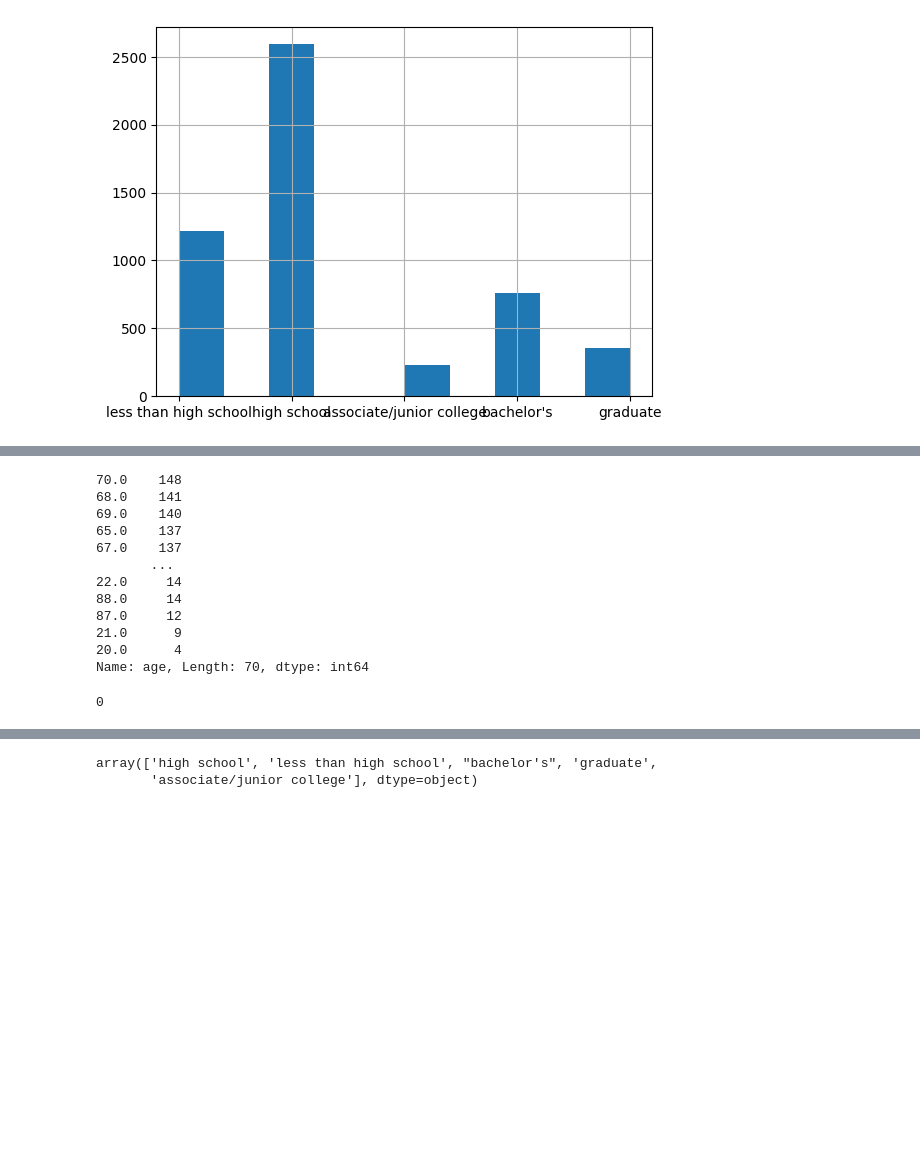
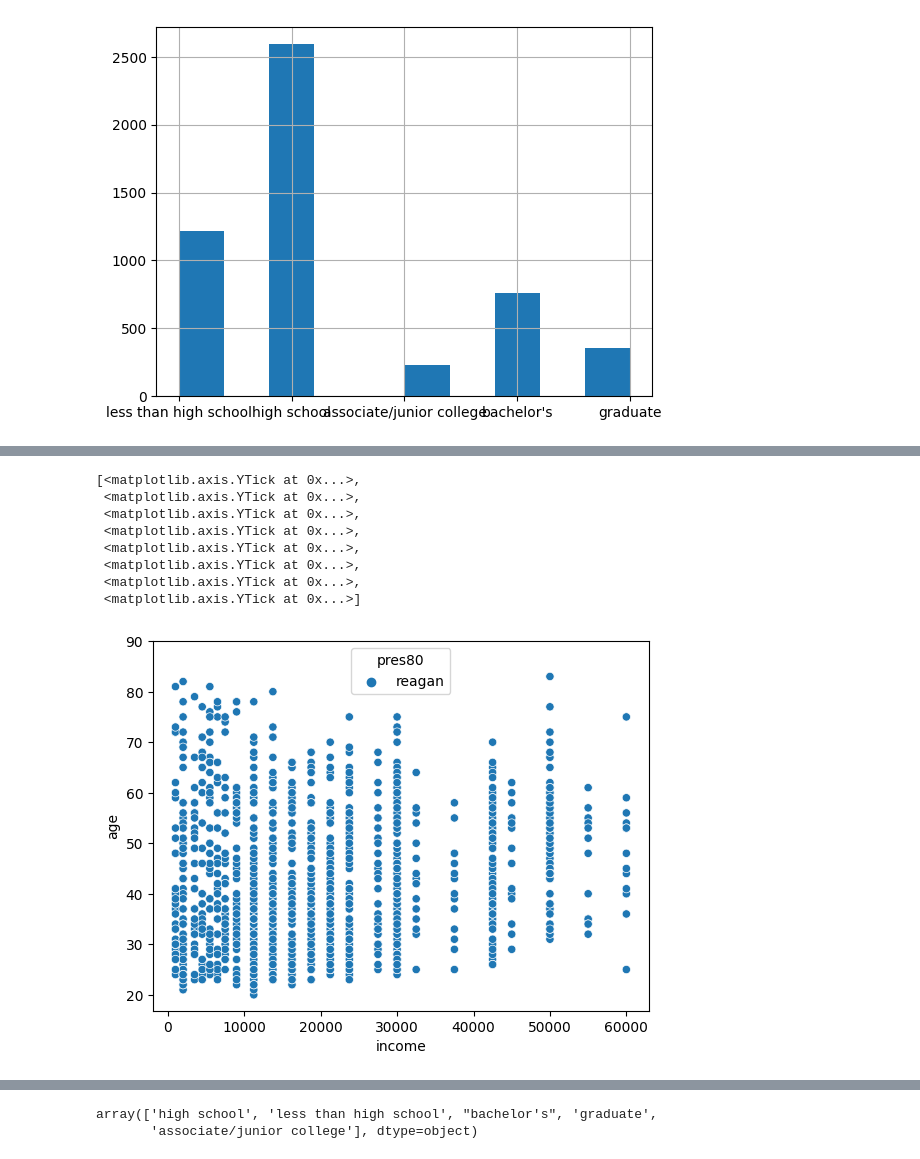
Before and after one commit to DS3001/group9, a Jupyter notebook: midterm_project.ipynb, the cells around one changed output, grey strips where cells are left out. Drawn from its saved outputs; the diff is of its cells as text; code cells hidden in the pictures; blank space fills up the shorter version.

```diff
--- a/midterm_project.ipynb
+++ b/midterm_project.ipynb
@@ -179,19 +202,14 @@ sns.scatterplot(gss_dat, x='income', y='degree', hue='pres80')
-# %%
-print(gss_dat['age'].value_counts())
-gss_dat['age'].isnull().sum()
-gss_dat = gss_dat.loc[~gss_dat['age'].isnull(), ] # keep rows where age is NOT null
-gss_dat['age'].isnull().sum()
-# %% [output]
-70.0    148
-68.0    141
-69.0    140
-65.0    137
-67.0    137
-       ...
-22.0     14
-88.0     14
-87.0     12
-21.0      9
-20.0      4
-Name: age, Length: 70, dtype: int64
-0
+# %%
+# Reagan scatter
+plot = sns.scatterplot(gss_dat.loc[gss_dat['pres80'] == 'reagan'], x='income', y='age', hue='pres80')
+plot.set_yticks([20, 30, 40, 50, 60, 70, 80, 90])
+# %% [output]
+[<matplotlib.axis.YTick at 0x...>,
+ <matplotlib.axis.YTick at 0x...>,
+ <matplotlib.axis.YTick at 0x...>,
+ <matplotlib.axis.YTick at 0x...>,
+ <matplotlib.axis.YTick at 0x...>,
+ <matplotlib.axis.YTick at 0x...>,
+ <matplotlib.axis.YTick at 0x...>,
+ <matplotlib.axis.YTick at 0x...>]
+[figure, added]
```
Also changed, not shown: parts of 9 cells of this notebook.
